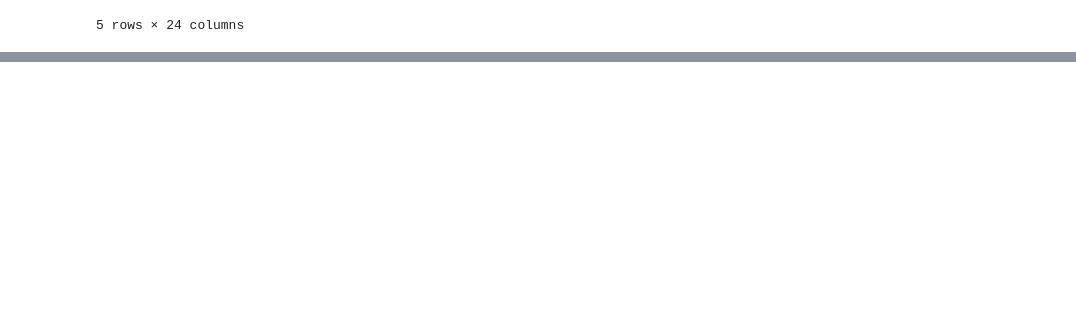
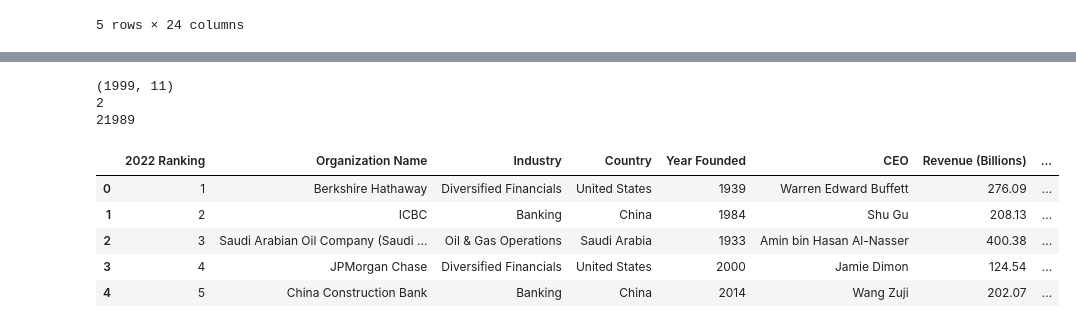
Before and after one commit to JMRRT1992/Coderhouse, a Jupyter notebook: Proyecto/datasets_ReyesRetanaT.ipynb, the cells around one changed output, grey strips where cells are left out. Saved outputs shown, nothing was run; the diff lists cells and outputs as text; code cells hidden in the pictures; blank space fills up the shorter version.

```diff
--- a/Proyecto/datasets_ReyesRetanaT.ipynb
+++ b/Proyecto/datasets_ReyesRetanaT.ipynb
@@ -110 +155,22 @@ wrk_df1.head(5)
+# %%
+#Se presenta la información del Data Frame:
+print(data_frame_2.shape)
+print(data_frame_2.ndim)
+print(data_frame_2.size)
+# %% [output]
+(1999, 11)
+2
+21989
+# %%
+#Se crea una copia del data frame para trabajarlo a futuro.
+wrk_df2 = data_frame_2.copy()
+
+wrk_df2.head(5)
+# %% [output]
+|  | 2022 Ranking | Organization Name | Industry | Country | Year Founded | CEO | Revenue (Billions) | ... |
+| 0 | 1 | Berkshire Hathaway | Diversified Financials | United States | 1939 | Warren Edward Buffett | 276.09 | ... |
+| 1 | 2 | ICBC | Banking | China | 1984 | Shu Gu | 208.13 | ... |
+| 2 | 3 | Saudi Arabian Oil Company (Saudi ... | Oil & Gas Operations | Saudi Arabia | 1933 | Amin bin Hasan Al-Nasser | 400.38 | ... |
+| 3 | 4 | JPMorgan Chase | Diversified Financials | United States | 2000 | Jamie Dimon | 124.54 | ... |
+| 4 | 5 | China Construction Bank | Banking | China | 2014 | Wang Zuji | 202.07 | ... |
 # %% [markdown]
```
Also changed, not shown: parts of 12 cells of this notebook, 2 other files.
